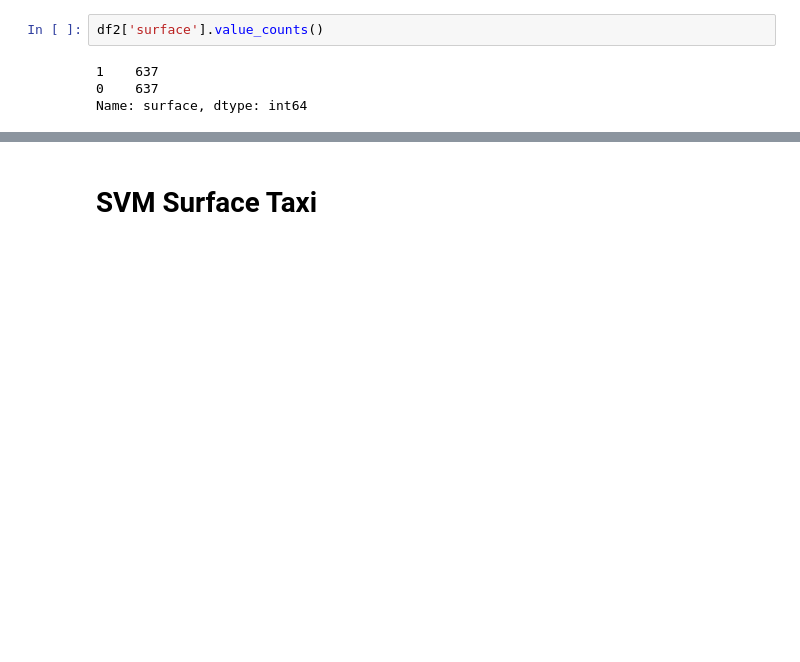
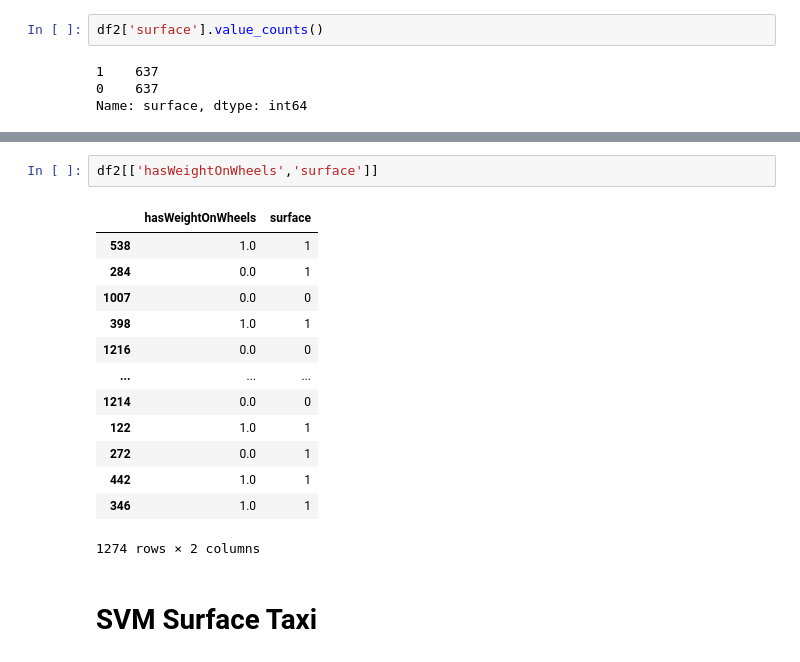
Before and after one commit to twolf190/Valkyrie, a Jupyter notebook: ML/Surface_Taxi_SVM.ipynb, the cells around one changed output, grey strips where cells are left out. Saved outputs shown, nothing was run; the diff lists cells and outputs as text; blank space fills up the shorter version.

```diff
--- a/ML/Surface_Taxi_SVM.ipynb
+++ b/ML/Surface_Taxi_SVM.ipynb
@@ -175,3 +175,19 @@ df2.head()
+# %%
+df2[['hasWeightOnWheels','surface']]
+# %% [output]
+|  | hasWeightOnWheels | surface |
+| 538 | 1.0 | 1 |
+| 284 | 0.0 | 1 |
+| 1007 | 0.0 | 0 |
+| 398 | 1.0 | 1 |
+| 1216 | 0.0 | 0 |
+| ... | ... | ... |
+| 1214 | 0.0 | 0 |
+| 122 | 1.0 | 1 |
+| 272 | 0.0 | 1 |
+| 442 | 1.0 | 1 |
+| 346 | 1.0 | 1 |
+1274 rows × 2 columns
 # %% [markdown]
 # SVM Surface Taxi
 # %%
```
Also changed, not shown: parts of 7 cells of this notebook.
